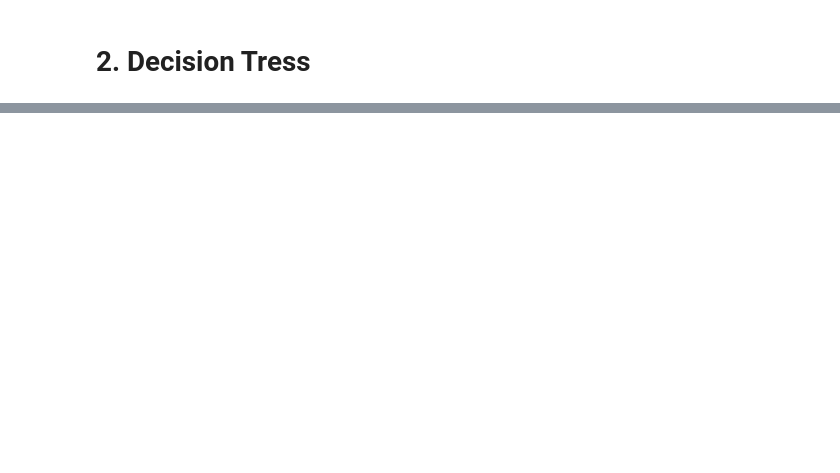
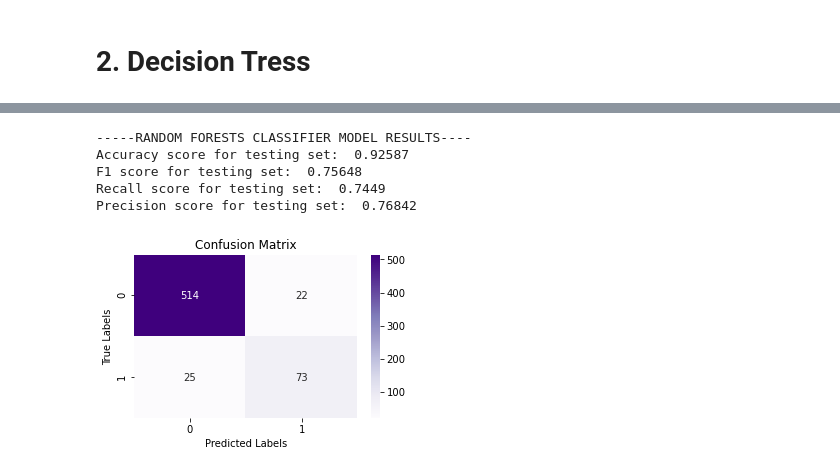
Before and after one commit to 101Prudencia-py/Churn-Analysis, a Jupyter notebook: Untitled.ipynb, the cells around one changed output, grey strips where cells are left out. Drawn from its saved outputs; the diff is of its cells as text; code cells hidden in the pictures; blank space fills up the shorter version.

```diff
--- a/Untitled.ipynb
+++ b/Untitled.ipynb
@@ -825,0 +872,11 @@ weighted avg       0.91      0.91      0.91       634
+# %%
+#Instantiate the classifier
+rf_clf= RandomForestClassifier(random_state=42)
+
+#Fit on the training data
+rf_clf.fit(X_train_resampled,y_train_resampled)
+RandomForestClassifier(random_state=42)
+#predict on the test data
+y_pred_rf = rf_clf.predict(X_test)
+print(classification_report(y_test,y_pred_rf))
+#plot_confusion_matrix(y_test, y_pred_rf, [0,1])
@@ -825,0 +892,19 @@ weighted avg       0.91      0.91      0.91       634
+# %%
+print('-----RANDOM FORESTS CLASSIFIER MODEL RESULTS----')
+print('Accuracy score for testing set: ',round(accuracy_score(y_test,y_pred_rf),5))
+print('F1 score for testing set: ',round(f1_score(y_test,y_pred_rf),5))
+print('Recall score for testing set: ',round(recall_score(y_test,y_pred_rf),5))
+print('Precision score for testing set: ',round(precision_score(y_test,y_pred_rf),5))
+cm_decision = confusion_matrix(y_test, y_pred_rf)
+f, ax= plt.subplots(1,1,figsize=(5,3))
+sns.heatmap(cm_decision, annot=True, cmap='Purples', fmt='g', ax=ax)
+ax.set_xlabel('Predicted Labels'); ax.set_ylabel('True Labels') ; ax.set_title('Confusion Matrix')
+ax.xaxis.set_ticklabels(['0', '1']) ; ax.yaxis.set_ticklabels(['0', '1'])
+plt.show();
+# %% [output]
+-----RANDOM FORESTS CLASSIFIER MODEL RESULTS----
+Accuracy score for testing set:  0.92587
+F1 score for testing set:  0.75648
+Recall score for testing set:  0.7449
+Precision score for testing set:  0.76842
+[figure, added]
```
Also changed, not shown: parts of 52 cells of this notebook.
